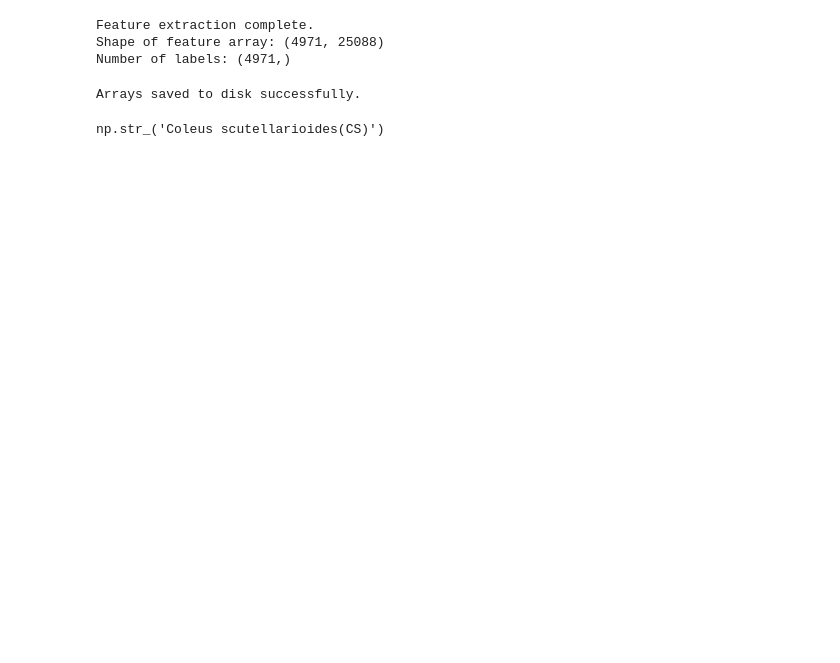
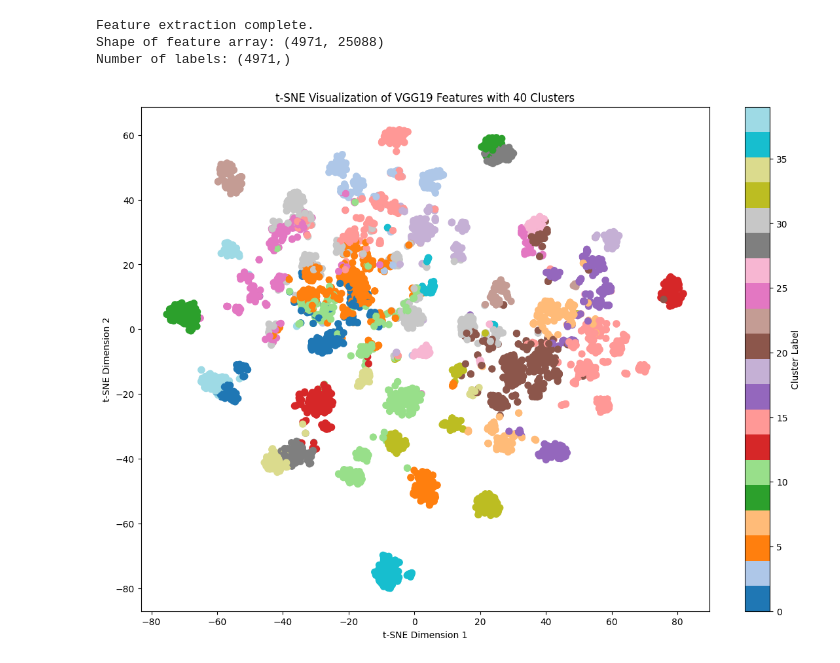
Before and after one commit to mkmksto/ai221_final_project, a Jupyter notebook: notebooks/cantor_test_1.ipynb, the cells around one changed output. Cells and saved outputs as stored; diff of their text form; code cells hidden in the pictures; blank space fills up the shorter version.

```diff
--- a/notebooks/cantor_test_1.ipynb
+++ b/notebooks/cantor_test_1.ipynb
@@ -202,19 +226,27 @@ print("Number of labels:", labels_array.shape)
 Feature extraction complete.
 Shape of feature array: (4971, 25088)
 Number of labels: (4971,)
-# %%
-# Save the features array to disk
-np.save('features.npy', features_array)
-
-# Save the labels array to disk
-np.save('labels.npy', labels_array)
-
-print("Arrays saved to disk successfully.")
-# %% [output]
-Arrays saved to disk successfully.
-# %%
-# Apply KMeans clustering
-num_clusters = 5  # Choose the number of clusters
-kmeans = KMeans(n_clusters=num_clusters, random_state=42)
-# %% [output]
-np.str_('Coleus scutellarioides(CS)')
+# %%
+features_array = np.load('../data/features.npy')
+labels_array = np.load('../data/labels.npy')
+target_names = np.load('../data/target_names.npy')
+target_names = np.unique(labels_array).tolist()
+# %%
+# Apply KMeans clustering with 40 clusters
+kmeans = KMeans(n_clusters=40, random_state=42)
+cluster_labels = kmeans.fit_predict(features_array)
+
+# Reduce dimensionality for visualization using t-SNE
+tsne = TSNE(n_components=2, random_state=42)
+tsne_results = tsne.fit_transform(features_array)
+
+# Visualize the clusters
+plt.figure(figsize=(14, 10))
+scatter = plt.scatter(tsne_results[:, 0], tsne_results[:, 1], c=cluster_labels, cmap='tab20', s=50)
+plt.colorbar(scatter, label='Cluster Label')
+plt.title('t-SNE Visualization of VGG19 Features with 40 Clusters')
+plt.xlabel('t-SNE Dimension 1')
+plt.ylabel('t-SNE Dimension 2')
+plt.show()
+# %% [output]
+[figure, added]
```
Also changed, not shown: parts of 14 cells of this notebook, 2 other files.
